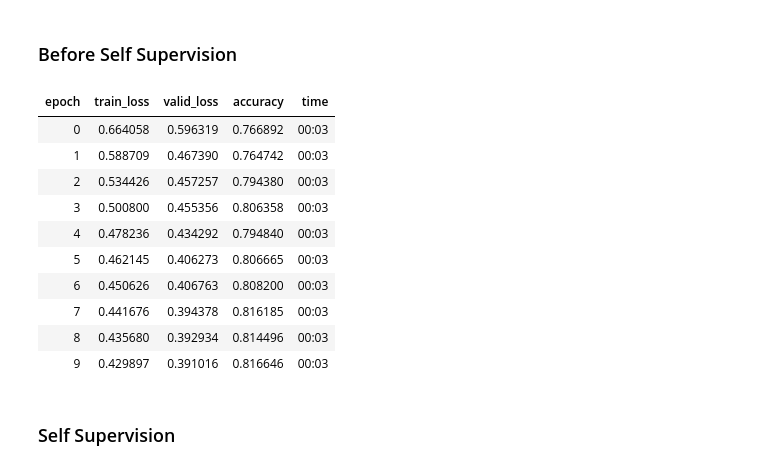
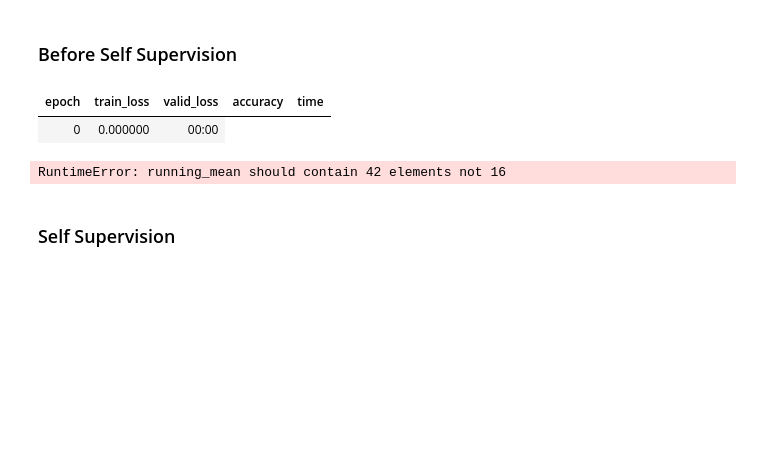
Before and after one commit to matanc1/tabnet, a Jupyter notebook: 03_experiments.ipynb, the cells around one changed output. Drawn from its saved outputs; the diff is of its cells as text; code cells hidden in the pictures; blank space fills up the shorter version.

```diff
--- a/03_experiments.ipynb
+++ b/03_experiments.ipynb
@@ -33,7 +32,7 @@ def tabnet_df_classifier(df, cat_names, cont_names, y_names, tabnet_args, enc=No
     dls = to.dataloaders(bs=tabnet_args['bs'])
     model = TabNetClassifier(linear_head, to, **tabnet_args)
     if enc is not None: model.enc = enc
-    return Learner(dls, model, CrossEntropyLossFlat(), cbs=[*cbs], metrics=[accuracy])
+    return Learner(dls, model, CrossEntropyLossFlat(), cbs=[SetPrior(), MaskRegularizer(), *cbs], metrics=[accuracy])
 # %%
 def tabnet_df_self_sup(df, cat_names, cont_names, y_names, tabnet_args, cbs=[]):
     splits = RandomSplitter(valid_pct=0.2)(range_of(df))
@@ -54,4 +68,5 @@ adult_path = untar_data(URLs.ADULT_SAMPLE)
 df = pd.read_csv(adult_path/'adult.csv')
 adult_params = dict(cat_names = ['workclass', 'education', 'marital-status', 'occupation', 'relationship', 'race'],
             cont_names = ['age', 'fnlwgt', 'education-num'], y_names='salary')
-adult_model_params = dict(n_d=16, n_a=16, lambda_sparse=1e-4, bs=1024*4, virtual_batch_size=128, n_steps=5, gamma=1.5)
+adult_model_params = dict(n_d=16, n_a=16, lambda_sparse=1e-4, bs=1024*4,
+                          virtual_batch_size=128, n_steps=5, gamma=1.5)
@@ -58,21 +91,13 @@ adult_model_params = dict(n_d=16, n_a=16, lambda_sparse=1e-4, bs=1024*4, virtual
 # %% [markdown]
 ### Before Self Supervision
 # %%
-learn = tabnet_df_classifier(df, **adult_params, tabnet_args=adult_model_params, cbs=[ActivationStats()])
+learn = tabnet_df_classifier(df, **adult_params, tabnet_args=adult_model_params)
 # %%
-learn.fit_one_cycle(10, 1e-1/2)
+learn.fit_one_cycle(10, slice(1e-3, 1e-1))
 # %% [output]
 | epoch | train_loss | valid_loss | accuracy | time |
-| 0 | 0.664058 | 0.596319 | 0.766892 | 00:03 |
-| 1 | 0.588709 | 0.467390 | 0.764742 | 00:03 |
-| 2 | 0.534426 | 0.457257 | 0.794380 | 00:03 |
-| 3 | 0.500800 | 0.455356 | 0.806358 | 00:03 |
-| 4 | 0.478236 | 0.434292 | 0.794840 | 00:03 |
-| 5 | 0.462145 | 0.406273 | 0.806665 | 00:03 |
-| 6 | 0.450626 | 0.406763 | 0.808200 | 00:03 |
-| 7 | 0.441676 | 0.394378 | 0.816185 | 00:03 |
-| 8 | 0.435680 | 0.392934 | 0.814496 | 00:03 |
-| 9 | 0.429897 | 0.391016 | 0.816646 | 00:03 |
+| 0 | 0.000000 | 00:00 |
+RuntimeError: running_mean should contain 42 elements not 16
 # %% [markdown]
 ### Self Supervision
 # %%
```
Also changed, not shown: parts of 21 cells of this notebook, 2 other files.
